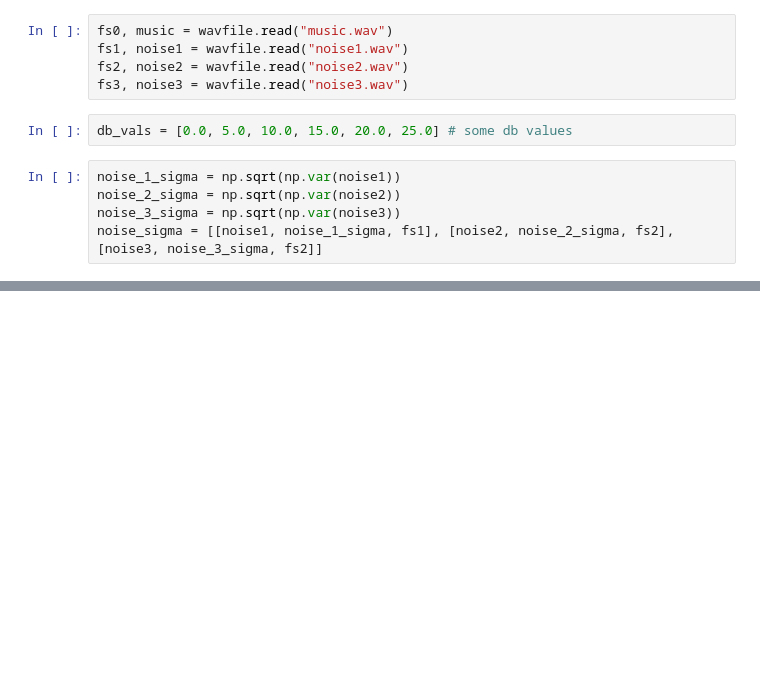
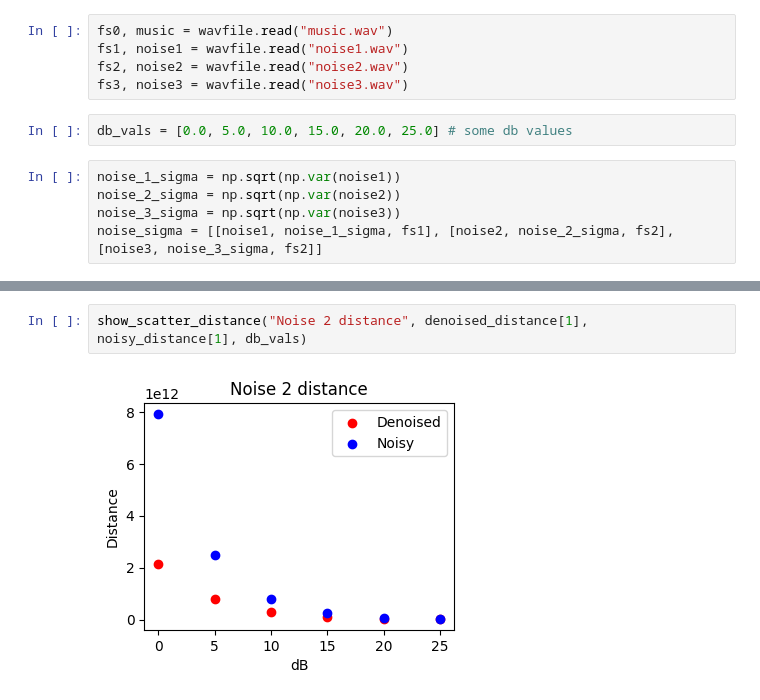
Before and after one commit to gpspelle/signal-processing, a Jupyter notebook: lab4/Add noise with a given SNR.ipynb, the cells around one changed output, grey strips where cells are left out. Saved outputs shown, nothing was run; the diff lists cells and outputs as text; blank space fills up the shorter version.

```diff
--- a/lab4/Add noise with a given SNR.ipynb
+++ b/lab4/Add noise with a given SNR.ipynb
@@ -63,0 +125,4 @@ for db in db_vals:
+# %%
+show_scatter_distance("Noise 2 distance", denoised_distance[1], noisy_distance[1], db_vals)
+# %% [output]
+[figure, added]
```
Also changed, not shown: parts of 8 cells of this notebook, 40 other files.
